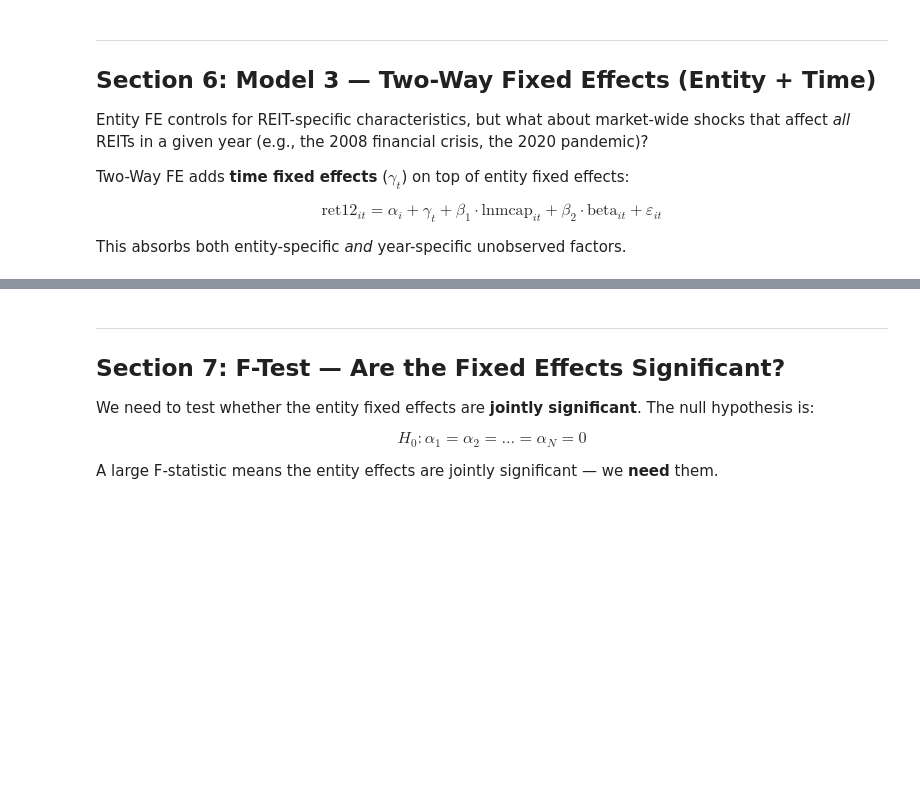
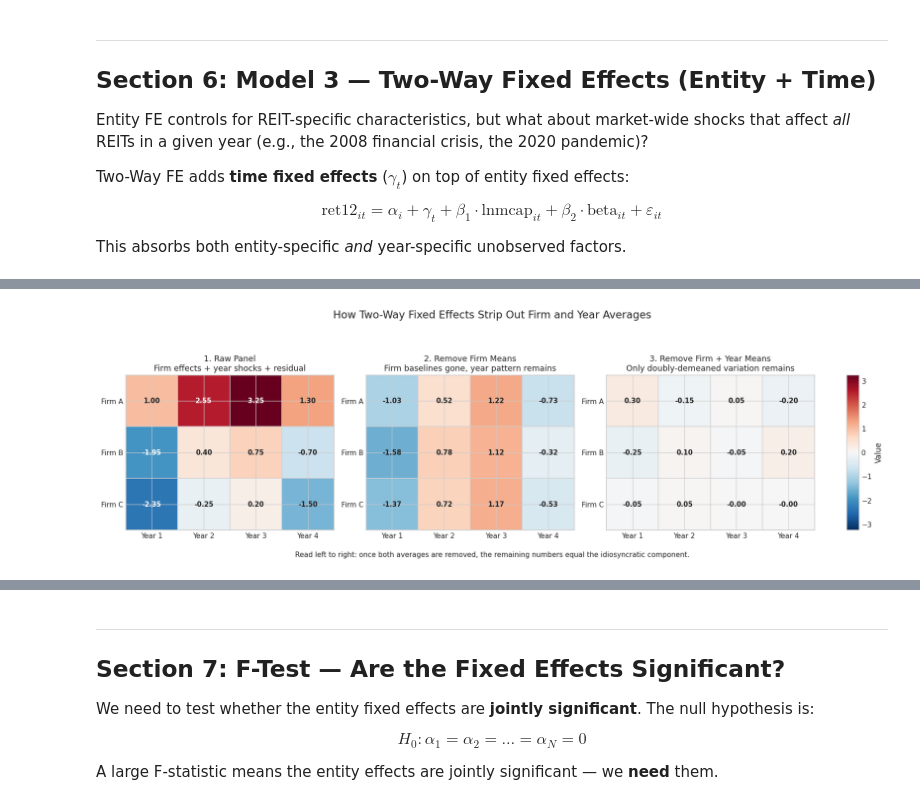
Before and after one commit to isb2348/qm2023-week10-fixed-effects-demos, a Jupyter notebook: fixed_effects_demo.ipynb, the cells around one changed output, grey strips where cells are left out. Saved outputs shown, nothing was run; the diff lists cells and outputs as text; code cells hidden in the pictures; blank space fills up the shorter version.

```diff
--- a/fixed_effects_demo.ipynb
+++ b/fixed_effects_demo.ipynb
@@ -519,0 +1015,87 @@ This absorbs both entity-specific *and* year-specific unobserved factors.
+# %%
+# Chart 7c: Synthetic two-way fixed effects decomposition
+synthetic_firms = ['Firm A', 'Firm B', 'Firm C']
+synthetic_years = ['Year 1', 'Year 2', 'Year 3', 'Year 4']
+firm_effects = np.array([1.8, -0.6, -1.2])
+year_effects = np.array([-1.1, 0.9, 1.4, -0.3])
+idiosyncratic_component = np.array([
+    [0.30, -0.15, 0.05, -0.20],
+    [-0.25, 0.10, -0.05, 0.20],
+    [-0.05, 0.05, 0.00, 0.00]
+ ])
+
+raw_outcome = firm_effects[:, None] + year_effects[None, :] + idiosyncratic_component
+entity_demeaned = raw_outcome - raw_outcome.mean(axis=1, keepdims=True)
+two_way_demeaned = (
+    raw_outcome
+    - raw_outcome.mean(axis=1, keepdims=True)
+    - raw_outcome.mean(axis=0, keepdims=True)
+    + raw_outcome.mean()
+ )
+
+plot_matrices = [raw_outcome, entity_demeaned, two_way_demeaned]
+plot_titles = [
+    '1. Raw Panel',
+    '2. Remove Firm Means',
+    '3. Remove Firm + Year Means'
+ ]
+plot_subtitles = [
+    'Firm effects + year shocks + residual',
+    'Firm baselines gone, year pattern remains',
+    'Only doubly-demeaned variation remains'
+ ]
+
+max_abs_value = np.abs(np.concatenate([matrix.ravel() for matrix in plot_matrices])).max()
+fig, axes = plt.subplots(
+    1, 4,
+    figsize=(15.8, 4.8),
+    gridspec_kw={'width_ratios': [1, 1, 1, 0.06]}
+ )
+heat_axes = axes[:3]
+cbar_ax = axes[3]
+
+for ax, matrix, title, subtitle in zip(heat_axes, plot_matrices, plot_titles, plot_subtitles):
+    image = ax.imshow(matrix, cmap='RdBu_r', vmin=-max_abs_value, vmax=max_abs_value, aspect='auto')
+    ax.set_xticks(np.arange(len(synthetic_years)))
+    ax.set_xticklabels(synthetic_years)
+    ax.set_yticks(np.arange(len(synthetic_firms)))
+    ax.set_yticklabels(synthetic_firms)
+    ax.set_title(f"{title}\n{subtitle}", fontsize=11.5)
+
+    ax.set_xticks(np.arange(-0.5, len(synthetic_years), 1), minor=True)
+    ax.set_yticks(np.arange(-0.5, len(synthetic_firms), 1), minor=True)
+    ax.grid(which='minor', color='#d0d0d0', linewidth=1.0)
+    ax.tick_params(which='minor', bottom=False, left=False)
+    ax.tick_params(axis='both', length=0)
+
+    for row_idx in range(matrix.shape[0]):
+        for col_idx in range(matrix.shape[1]):
+            cell_value = matrix[row_idx, col_idx]
+            text_color = 'white' if abs(cell_value) > max_abs_value * 0.55 else '#222222'
+            ax.text(
+                col_idx,
+                row_idx,
+                f"{cell_value:.2f}",
+                ha='center',
+                va='center',
+                color=text_color,
+                fontsize=9.5,
+                fontweight='semibold'
+            )
+
+colorbar = fig.colorbar(image, cax=cbar_ax)
+colorbar.set_label('Value', rotation=90)
+
+fig.suptitle('How Two-Way Fixed Effects Strip Out Firm and Year Averages', y=1.03, fontsize=15)
+fig.text(
+    0.5,
+    0.01,
+    'Read left to right: once both averages are removed, the remaining numbers equal the idiosyncratic component.',
+    ha='center',
+    fontsize=10
+ )
+plt.tight_layout(rect=[0, 0.05, 1, 0.95])
+plt.savefig(DEMO_DIR / 'fe_demo_twoway_fe_synthetic_diagram.png', dpi=150, bbox_inches='tight')
+print('Saved: fe_demo_twoway_fe_synthetic_diagram.png')
+plt.show()
+# %% [output]
@@ -519,0 +1103 @@ This absorbs both entity-specific *and* year-specific unobserved factors.
+[figure, added]
```
Also changed, not shown: parts of 32 cells of this notebook, 6 other files.
